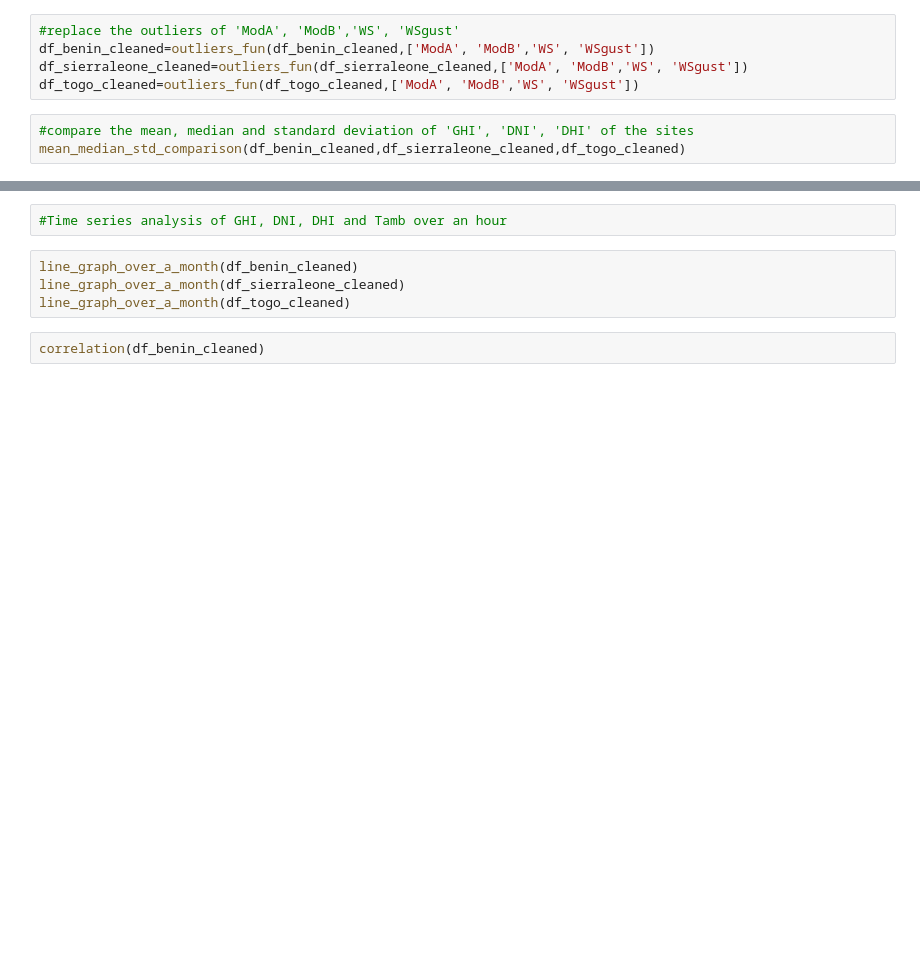
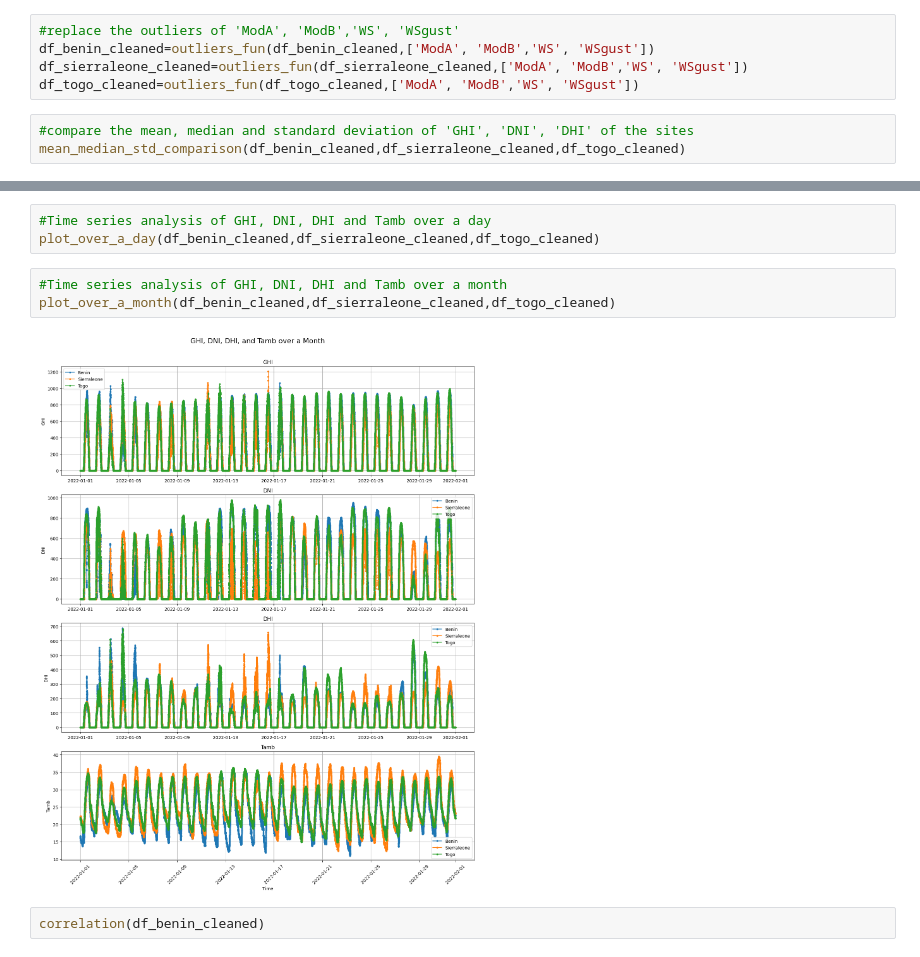
Before and after one commit to wolderufael/solar_raiation_EDA_week0, a Jupyter notebook: notebooks/EDA.ipynb, the cells around one changed output, grey strips where cells are left out. Saved outputs shown, nothing was run; the diff lists cells and outputs as text; blank space fills up the shorter version.

Commit message:
time series analysis of GHI,DNI,DHI and Tamb over a n hour,a day and a month for the three sites

```diff
--- a/notebooks/EDA.ipynb
+++ b/notebooks/EDA.ipynb
@@ -70,8 +68,10 @@ plot_over_an_hour(df_benin_cleaned,df_sierraleone_cleaned,df_togo_cleaned)
 # %%
-#Time series analysis of GHI, DNI, DHI and Tamb over an hour
+#Time series analysis of GHI, DNI, DHI and Tamb over a day
+plot_over_a_day(df_benin_cleaned,df_sierraleone_cleaned,df_togo_cleaned)
-# %%
-line_graph_over_a_month(df_benin_cleaned)
-line_graph_over_a_month(df_sierraleone_cleaned)
-line_graph_over_a_month(df_togo_cleaned)
+# %%
+#Time series analysis of GHI, DNI, DHI and Tamb over a month
+plot_over_a_month(df_benin_cleaned,df_sierraleone_cleaned,df_togo_cleaned)
+# %% [output]
+[figure, added]
 # %%
 correlation(df_benin_cleaned)
```
Also changed, not shown: parts of 1 cell of this notebook, 1 other file.
